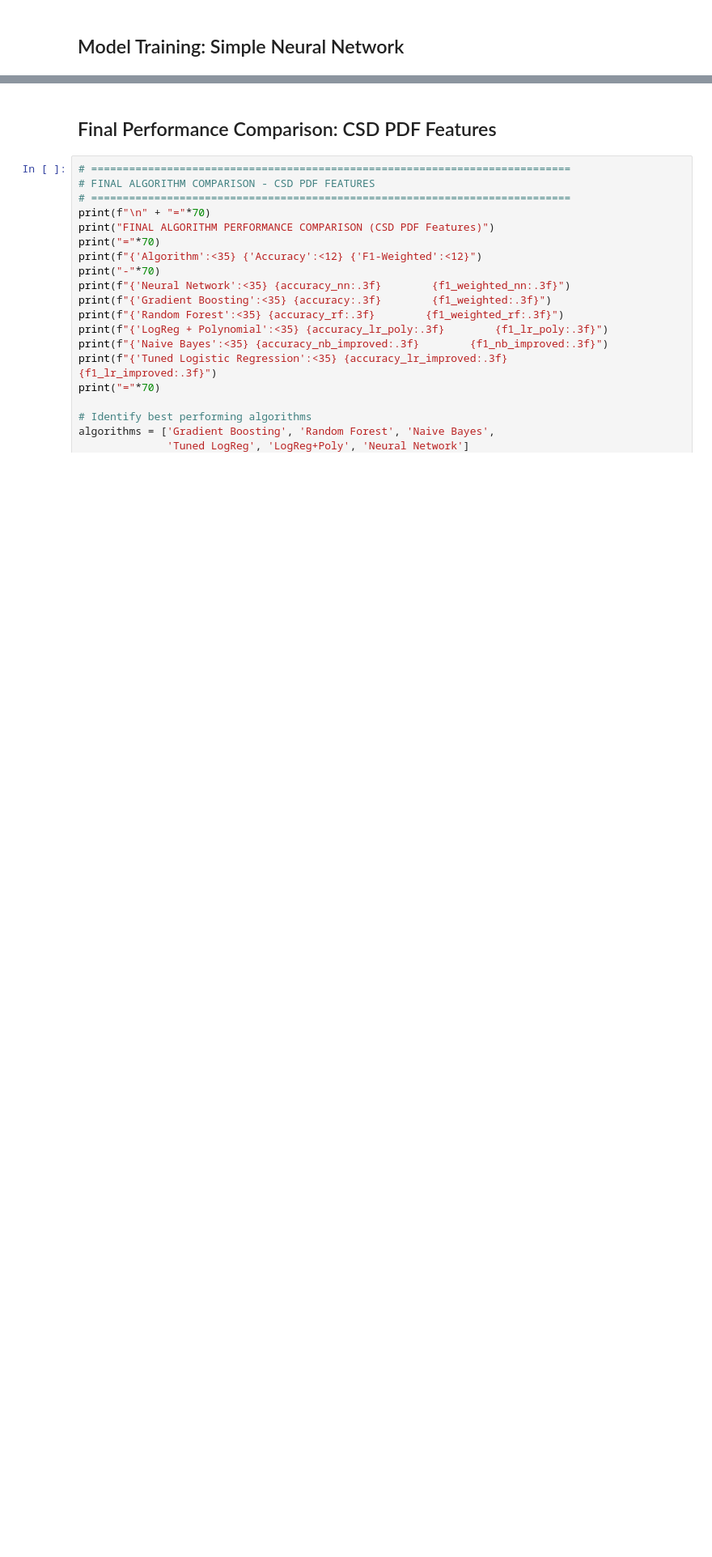
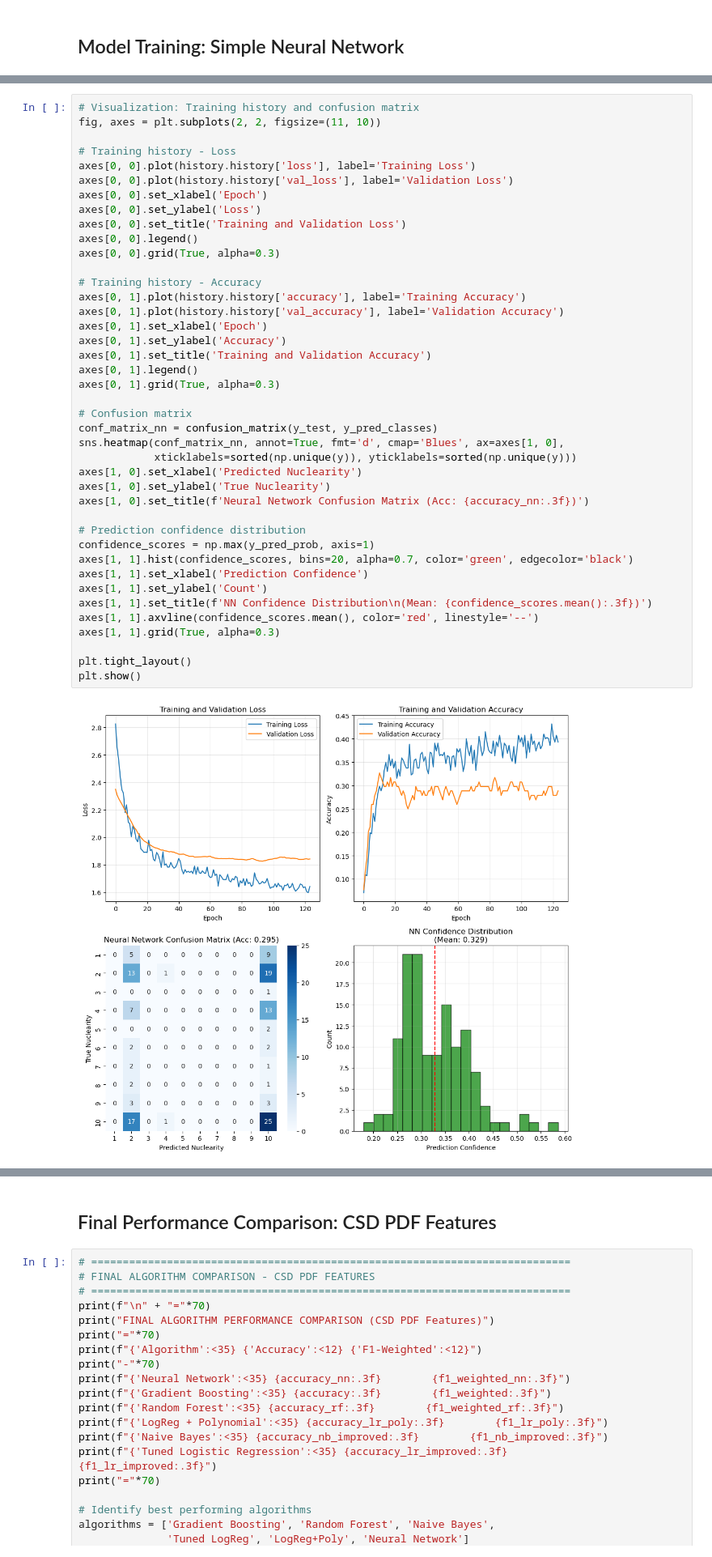
Before and after one commit to grebenyyk/PDF-NN, a Jupyter notebook: complete workflow/descriptors/C-descriptors-CSD.ipynb, the cells around one changed output, grey strips where cells are left out. Shown at 81% size. Drawn from its saved outputs; the diff is of its cells as text; blank space fills up the shorter version.

```diff
--- a/complete workflow/descriptors/C-descriptors-CSD.ipynb
+++ b/complete workflow/descriptors/C-descriptors-CSD.ipynb
@@ -912,0 +882,43 @@ F1-score (macro): 0.069
+# %%
+# Visualization: Training history and confusion matrix
+fig, axes = plt.subplots(2, 2, figsize=(11, 10))
+
+# Training history - Loss
+axes[0, 0].plot(history.history['loss'], label='Training Loss')
+axes[0, 0].plot(history.history['val_loss'], label='Validation Loss')
+axes[0, 0].set_xlabel('Epoch')
+axes[0, 0].set_ylabel('Loss')
+axes[0, 0].set_title('Training and Validation Loss')
+axes[0, 0].legend()
+axes[0, 0].grid(True, alpha=0.3)
+
+# Training history - Accuracy
+axes[0, 1].plot(history.history['accuracy'], label='Training Accuracy')
+axes[0, 1].plot(history.history['val_accuracy'], label='Validation Accuracy')
+axes[0, 1].set_xlabel('Epoch')
+axes[0, 1].set_ylabel('Accuracy')
+axes[0, 1].set_title('Training and Validation Accuracy')
+axes[0, 1].legend()
+axes[0, 1].grid(True, alpha=0.3)
+
+# Confusion matrix
+conf_matrix_nn = confusion_matrix(y_test, y_pred_classes)
+sns.heatmap(conf_matrix_nn, annot=True, fmt='d', cmap='Blues', ax=axes[1, 0],
+            xticklabels=sorted(np.unique(y)), yticklabels=sorted(np.unique(y)))
+axes[1, 0].set_xlabel('Predicted Nuclearity')
+axes[1, 0].set_ylabel('True Nuclearity')
+axes[1, 0].set_title(f'Neural Network Confusion Matrix (Acc: {accuracy_nn:.3f})')
+
+# Prediction confidence distribution
+confidence_scores = np.max(y_pred_prob, axis=1)
+axes[1, 1].hist(confidence_scores, bins=20, alpha=0.7, color='green', edgecolor='black')
+axes[1, 1].set_xlabel('Prediction Confidence')
+axes[1, 1].set_ylabel('Count')
+axes[1, 1].set_title(f'NN Confidence Distribution\n(Mean: {confidence_scores.mean():.3f})')
+axes[1, 1].axvline(confidence_scores.mean(), color='red', linestyle='--')
+axes[1, 1].grid(True, alpha=0.3)
+
+plt.tight_layout()
+plt.show()
+# %% [output]
+[figure, added]
```
Also changed, not shown: parts of 9 cells of this notebook, 1 other file.
